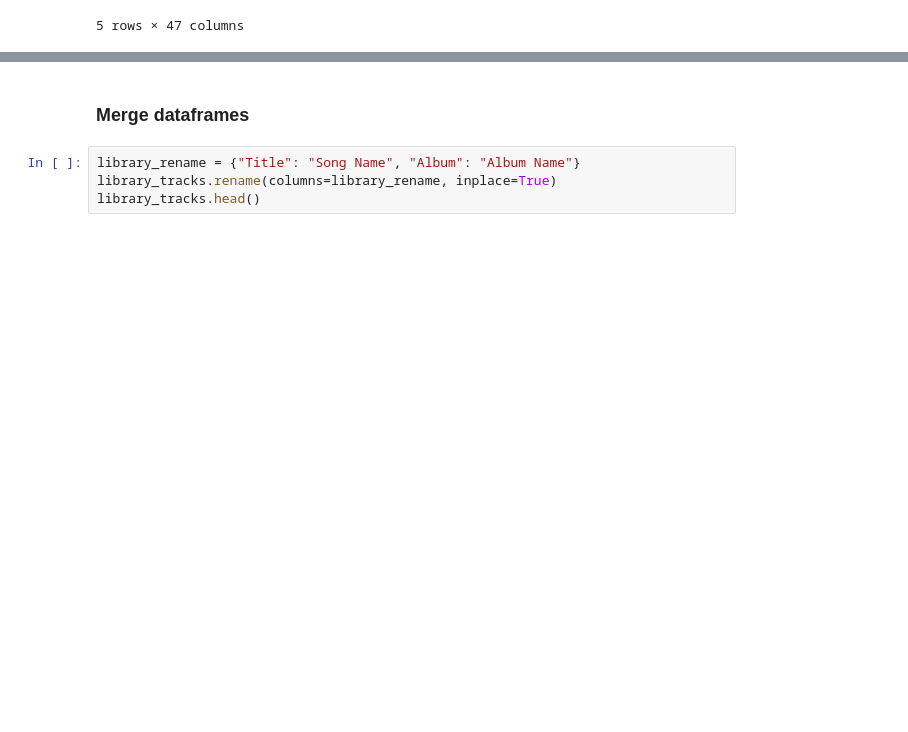
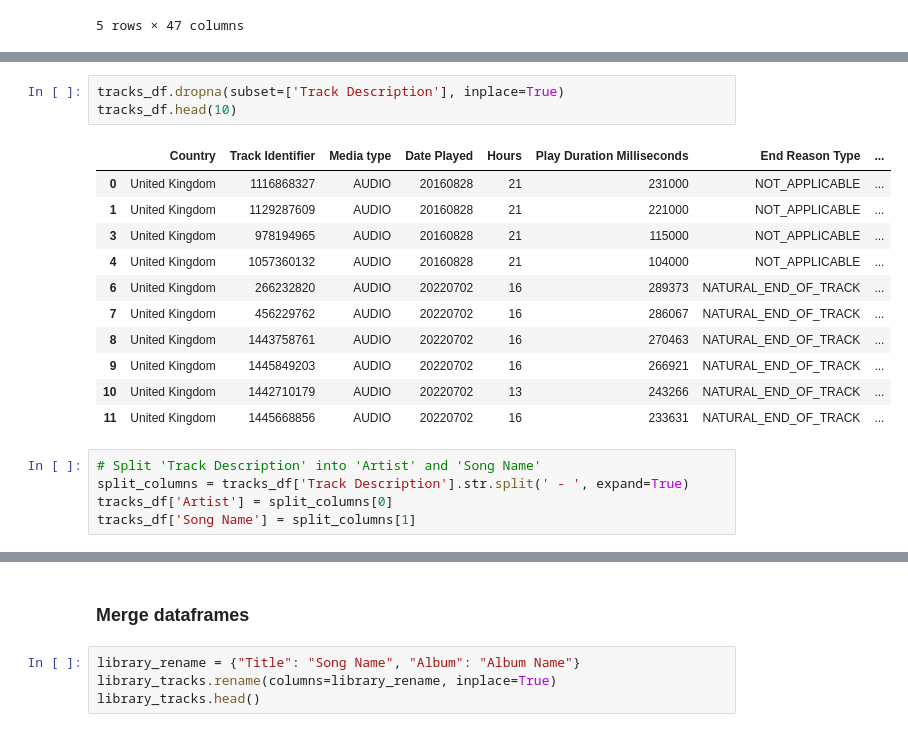
Before and after one commit to ftaylor101/spotify, a Jupyter notebook: apple_vis.ipynb, the cells around one changed output, grey strips where cells are left out. Drawn from its saved outputs; the diff is of its cells as text; blank space fills up the shorter version.

```diff
--- a/apple_vis.ipynb
+++ b/apple_vis.ipynb
@@ -138,0 +166,20 @@ library_tracks.head()
+# %%
+tracks_df.dropna(subset=['Track Description'], inplace=True)
+tracks_df.head(10)
+# %% [output]
+|  | Country | Track Identifier | Media type | Date Played | Hours | Play Duration Milliseconds | End Reason Type | ... |
+| 0 | United Kingdom | 1116868327 | AUDIO | 20160828 | 21 | 231000 | NOT_APPLICABLE | ... |
+| 1 | United Kingdom | 1129287609 | AUDIO | 20160828 | 21 | 221000 | NOT_APPLICABLE | ... |
+| 3 | United Kingdom | 978194965 | AUDIO | 20160828 | 21 | 115000 | NOT_APPLICABLE | ... |
+| 4 | United Kingdom | 1057360132 | AUDIO | 20160828 | 21 | 104000 | NOT_APPLICABLE | ... |
+| 6 | United Kingdom | 266232820 | AUDIO | 20220702 | 16 | 289373 | NATURAL_END_OF_TRACK | ... |
+| 7 | United Kingdom | 456229762 | AUDIO | 20220702 | 16 | 286067 | NATURAL_END_OF_TRACK | ... |
+| 8 | United Kingdom | 1443758761 | AUDIO | 20220702 | 16 | 270463 | NATURAL_END_OF_TRACK | ... |
+| 9 | United Kingdom | 1445849203 | AUDIO | 20220702 | 16 | 266921 | NATURAL_END_OF_TRACK | ... |
+| 10 | United Kingdom | 1442710179 | AUDIO | 20220702 | 13 | 243266 | NATURAL_END_OF_TRACK | ... |
+| 11 | United Kingdom | 1445668856 | AUDIO | 20220702 | 16 | 233631 | NATURAL_END_OF_TRACK | ... |
+# %%
+# Split 'Track Description' into 'Artist' and 'Song Name'
+split_columns = tracks_df['Track Description'].str.split(' - ', expand=True)
+tracks_df['Artist'] = split_columns[0]
+tracks_df['Song Name'] = split_columns[1]
```
Also changed, not shown: parts of 20 cells of this notebook.
